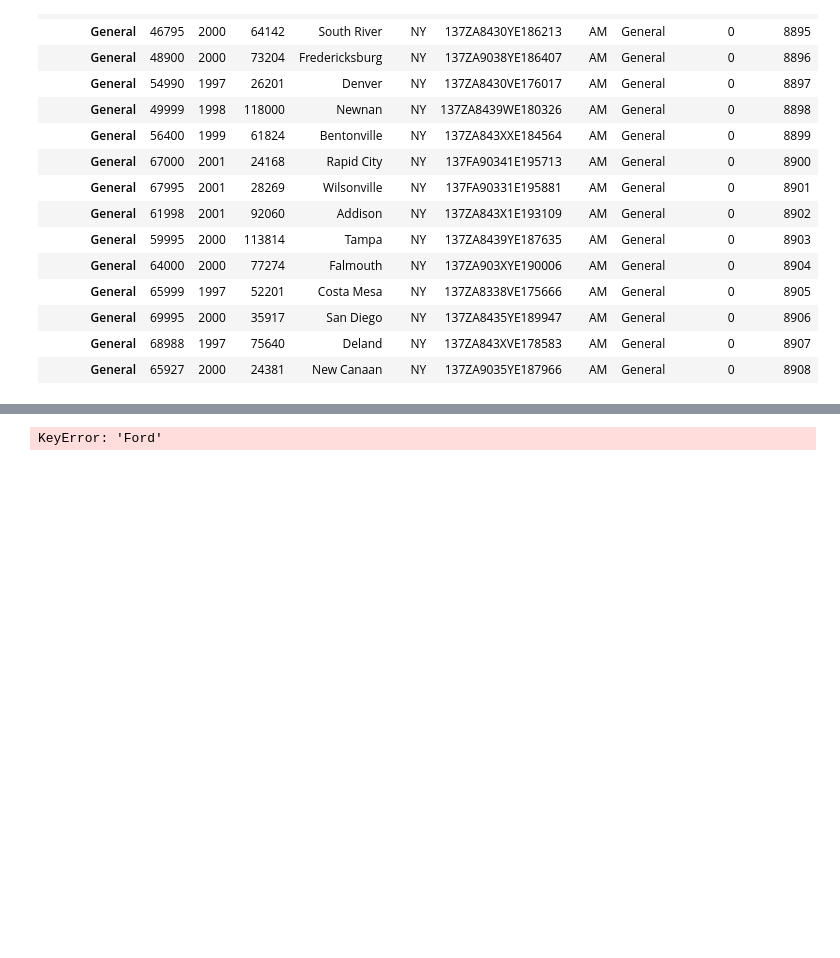
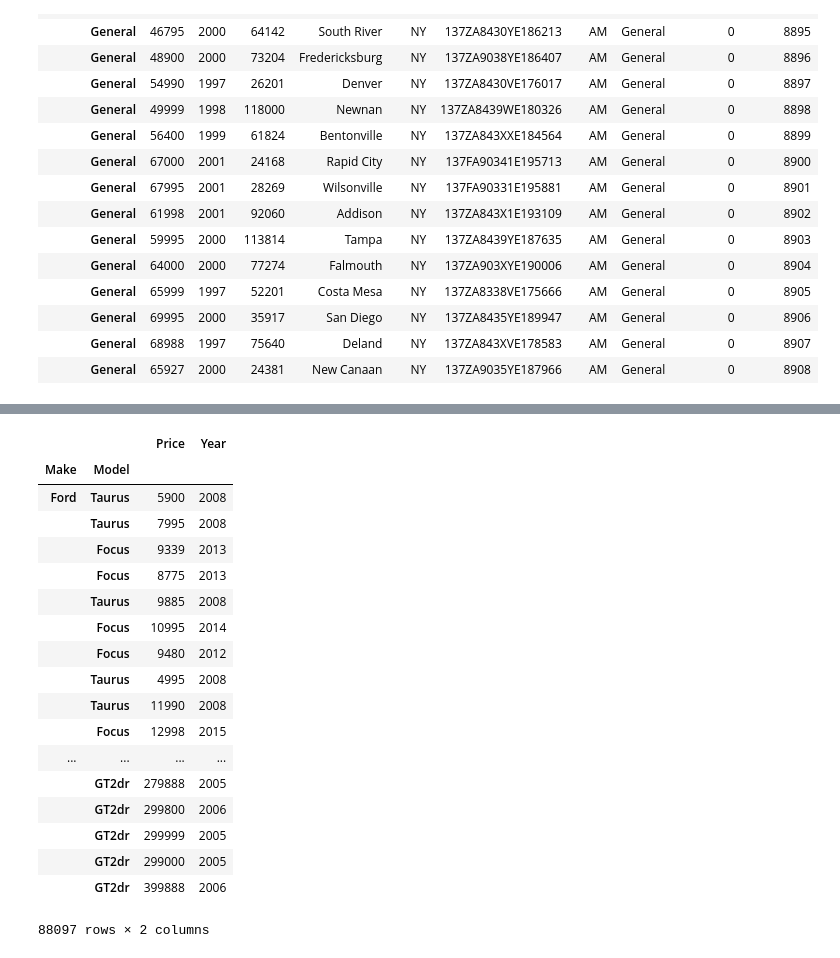
Before and after one commit to evanderknaap/tfvalidate, a Jupyter notebook: notebooks/Pandas.ipynb, the cells around one changed output, grey strips where cells are left out. Cells and saved outputs as stored; diff of their text form; code cells hidden in the pictures; blank space fills up the shorter version.

```diff
--- a/notebooks/Pandas.ipynb
+++ b/notebooks/Pandas.ipynb
@@ -277,4 +273,22 @@ df4.loc[['Ford','BMW']].sort_index(ascending=False).head(10)
 # %%
-df4['Ford']
+df4.loc[['Ford'],['Price','Year']]
 # %% [output]
+|  |  | Price | Year |
+| Make | Model |  |  |
+| Ford | Taurus | 5900 | 2008 |
+|  | Taurus | 7995 | 2008 |
+|  | Focus | 9339 | 2013 |
+|  | Focus | 8775 | 2013 |
+|  | Taurus | 9885 | 2008 |
+|  | Focus | 10995 | 2014 |
+|  | Focus | 9480 | 2012 |
+|  | Taurus | 4995 | 2008 |
+|  | Taurus | 11990 | 2008 |
+|  | Focus | 12998 | 2015 |
+| ... | ... | ... | ... |
+|  | GT2dr | 279888 | 2005 |
+|  | GT2dr | 299800 | 2006 |
+|  | GT2dr | 299999 | 2005 |
+|  | GT2dr | 299000 | 2005 |
+|  | GT2dr | 399888 | 2006 |
-KeyError: 'Ford'
+88097 rows × 2 columns
```
Also changed, not shown: parts of 2 cells of this notebook.
